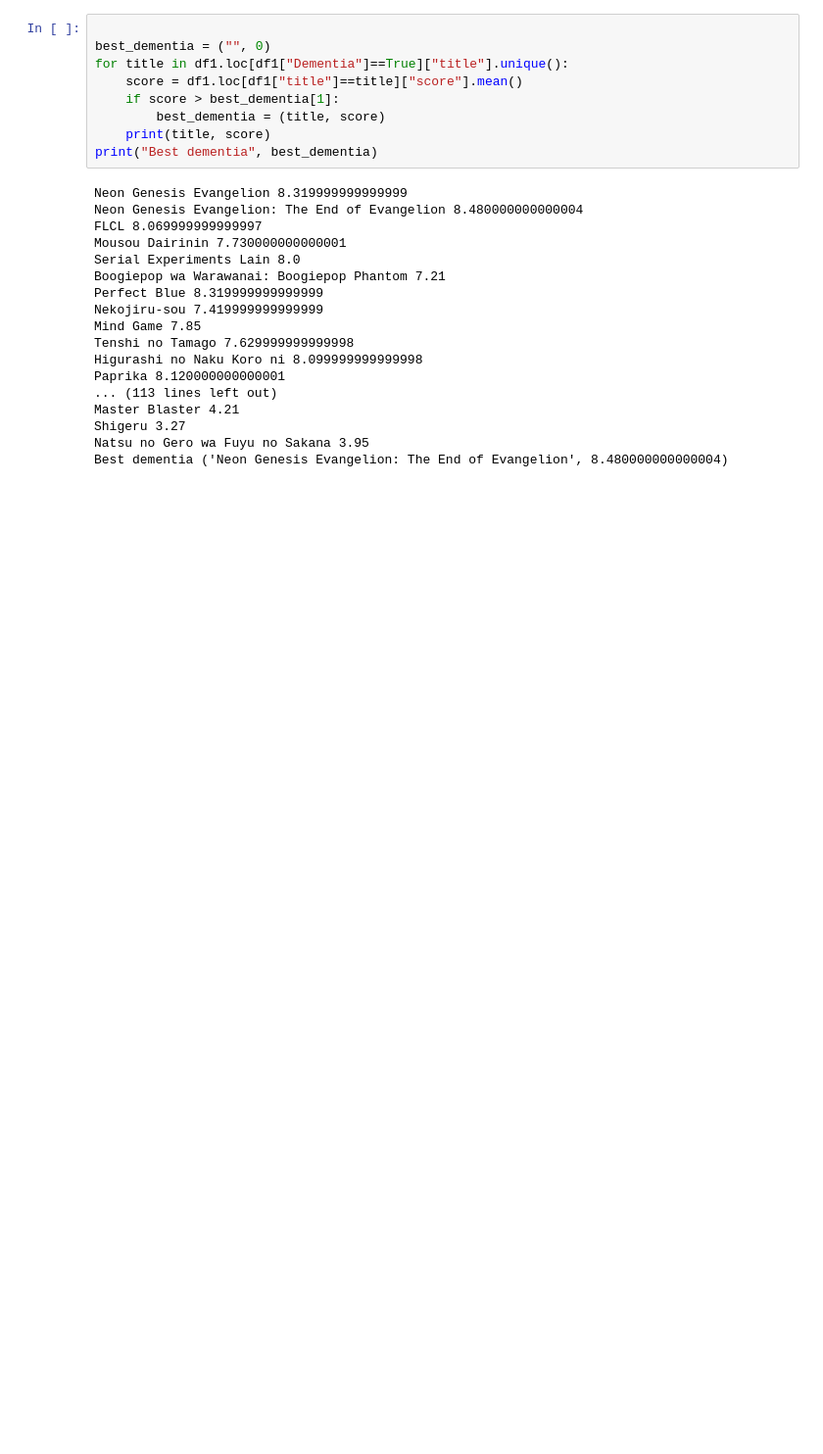
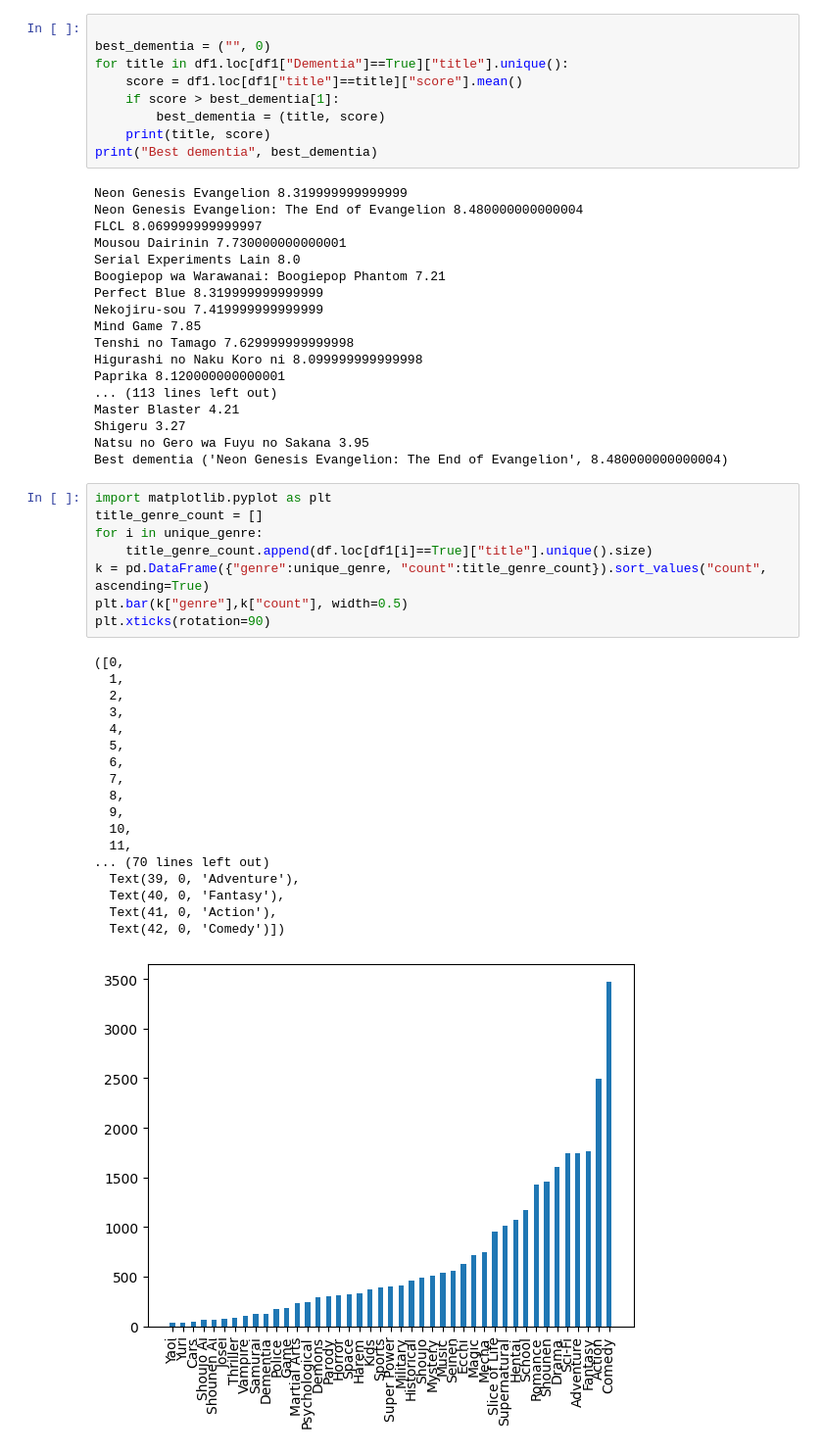
Before and after one commit to Rxsengxn/examine-anime-dataset, a Jupyter notebook: selge.ipynb, the cells around one changed output. Shown: that part at 98% size. Saved outputs shown, nothing was run; the diff lists cells and outputs as text; blank space fills up the shorter version.

```diff
--- a/selge.ipynb
+++ b/selge.ipynb
@@ -135,3 +135,30 @@ Master Blaster 4.21
 Shigeru 3.27
 Natsu no Gero wa Fuyu no Sakana 3.95
 Best dementia ('Neon Genesis Evangelion: The End of Evangelion', 8.480000000000004)
+# %%
+import matplotlib.pyplot as plt
+title_genre_count = []
+for i in unique_genre:
+    title_genre_count.append(df.loc[df1[i]==True]["title"].unique().size)
+k = pd.DataFrame({"genre":unique_genre, "count":title_genre_count}).sort_values("count", ascending=True)
+plt.bar(k["genre"],k["count"], width=0.5)
+plt.xticks(rotation=90)
+# %% [output]
+([0,
+  1,
+  2,
+  3,
+  4,
+  5,
+  6,
+  7,
+  8,
+  9,
+  10,
+  11,
+... (70 lines left out)
+  Text(39, 0, 'Adventure'),
+  Text(40, 0, 'Fantasy'),
+  Text(41, 0, 'Action'),
+  Text(42, 0, 'Comedy')])
+[figure, added]
```
Also changed, not shown: parts of 5 cells of this notebook.
